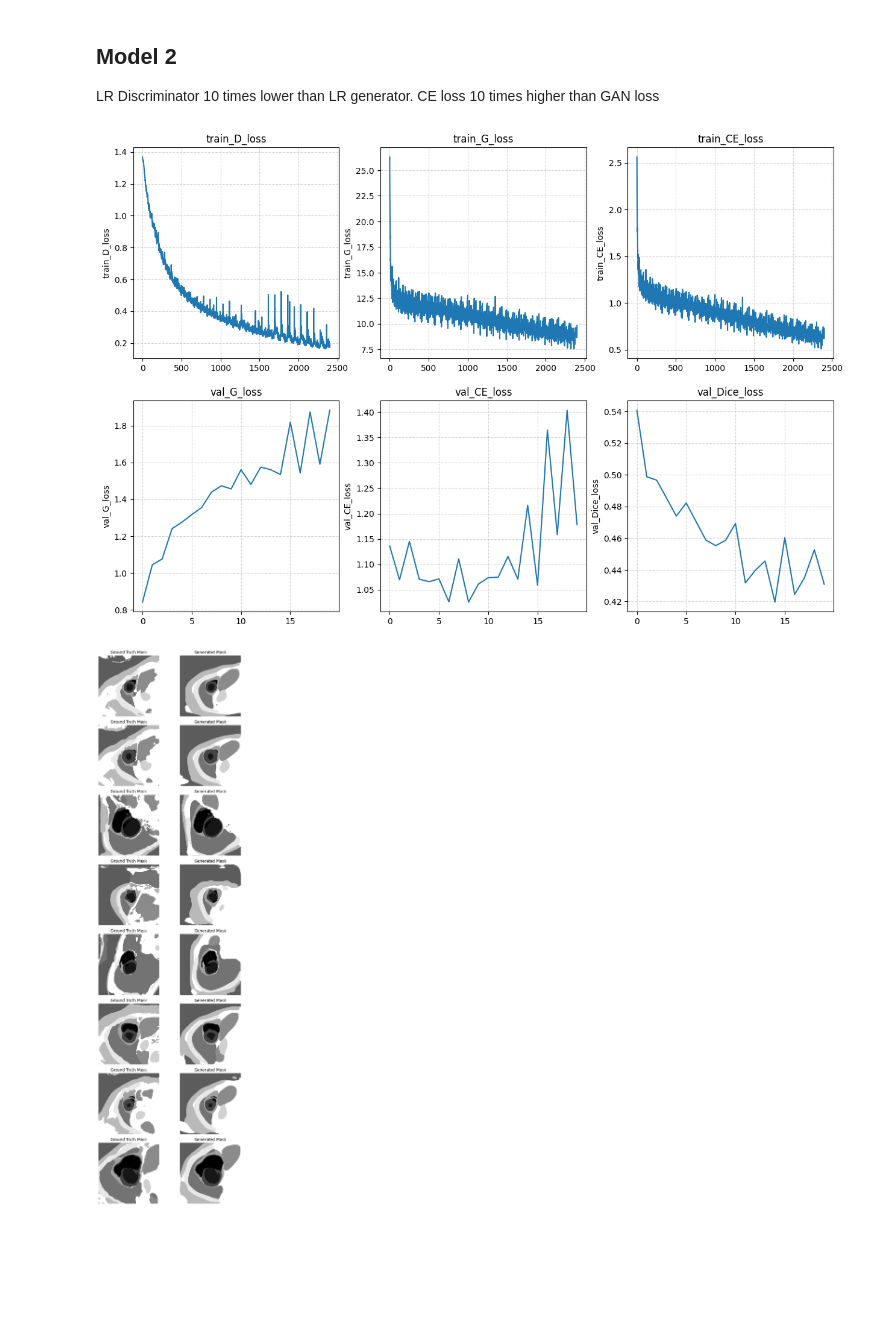
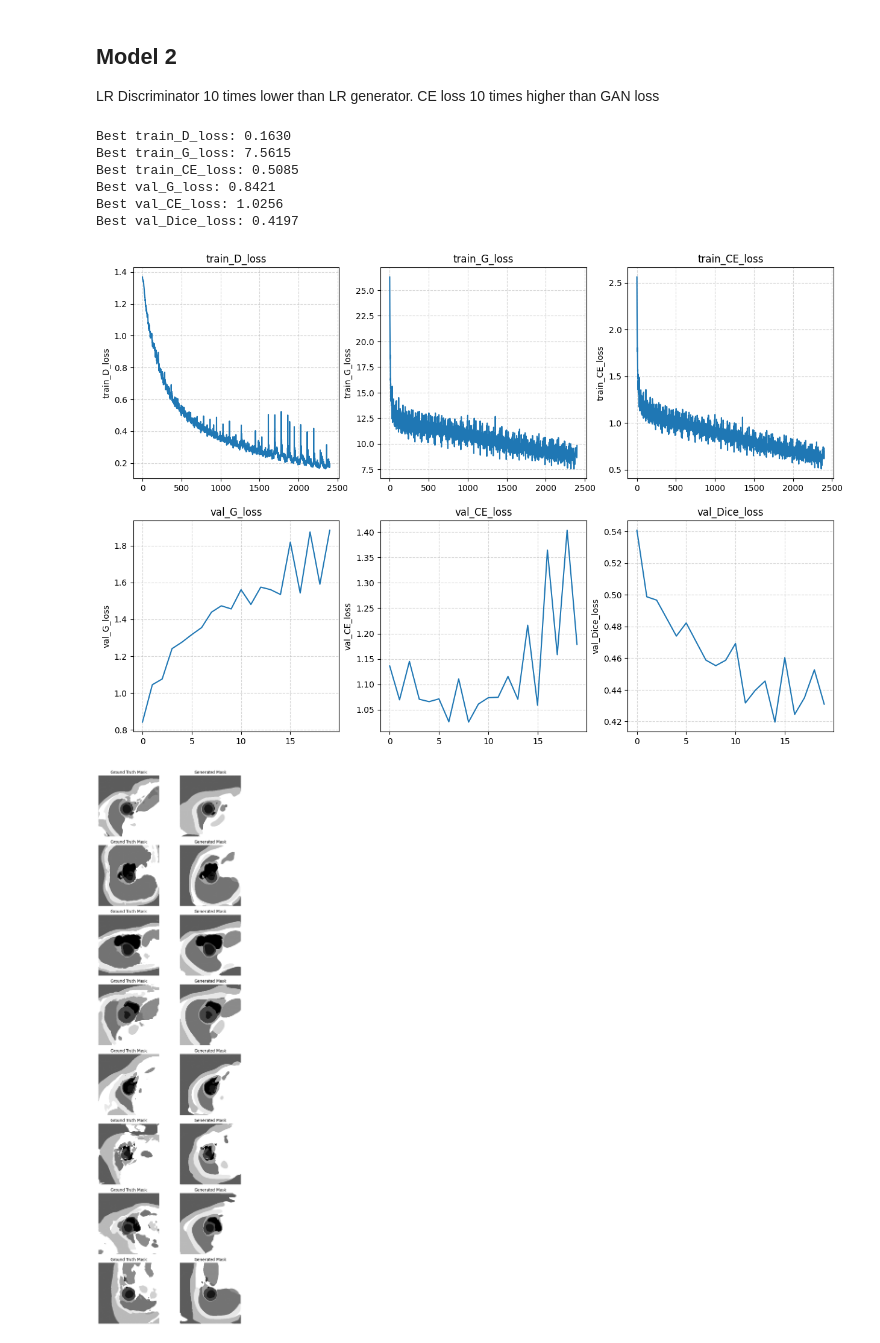
Before and after one commit to paolodc5/CMR_synthesis, a Jupyter notebook: eval.ipynb, the cells around one changed output. Cells and saved outputs as stored; diff of their text form; code cells hidden in the pictures; blank space fills up the shorter version.

```diff
--- a/eval.ipynb
+++ b/eval.ipynb
@@ -128,4 +128,11 @@ for i, (metric_name, metric_values) in enumerate(metrics_history.items()):
     ax[i].set_title(metric_name)
     ax[i].set_ylabel(metric_name)
     ax[i].grid(linestyle='--', alpha=0.5)
+
+ # print best metrics
+for metric_name, metric_values in metrics_history.items():
+    if metric_name == 'current_step':
+        continue
+    best_value = max(metric_values) if 'loss' not in metric_name else min(metric_values)
+    print(f"Best {metric_name}: {best_value:.4f}")
 # %% [output]
@@ -177,6 +190,12 @@ for i, (metric_name, metric_values) in enumerate(metrics_history.items()):
     ax[i].set_title(metric_name)
     ax[i].set_ylabel(metric_name)
     ax[i].grid(linestyle='--', alpha=0.5)
+
+for metric_name, metric_values in metrics_history.items():
+    if metric_name == 'current_step':
+        continue
+    best_value = max(metric_values) if 'loss' not in metric_name else min(metric_values)
+    print(f"Best {metric_name}: {best_value:.4f}")
 
 
 # Val indices
@@ -191,31 +210,37 @@ batch = next(iter(dataloader))
 gen = nn.DataParallel(UNetGan(in_ch=4, num_classes=12, dropout_p=0.3).to(device))
 gen.load_state_dict(torch.load(dir_name+"/best_generator.pth", weights_only=True))
 gen.eval()
 
 with torch.no_grad():
     input_label = batch['input_label'].to(device)
     multi_tissue_masks = batch['multiClassMask'].to(device)
     output = gen(input_label)
 
 
 
 # Plot images
 fig, ax = plt.subplots(len(batch['input_label']), 2, figsize=(8, 24))
 
 for i in range(len(batch['input_label'])):
     ax[i, 0].imshow(multi_tissue_masks[i].cpu().numpy(), cmap='gray')
     ax[i, 0].set_title('Ground Truth Mask')
     ax[i, 0].axis('off')
 
     output_mask = torch.argmax(output[i], dim=0).cpu().numpy()
     ax[i, 1].imshow(output_mask, cmap='gray')
     ax[i, 1].set_title('Generated Mask')
     ax[i, 1].axis('off')
 
 plt.tight_layout()
 plt.show()
 
 training_config
 # %% [output]
+Best train_D_loss: 0.1630
+Best train_G_loss: 7.5615
+Best train_CE_loss: 0.5085
+Best val_G_loss: 0.8421
+Best val_CE_loss: 1.0256
+Best val_Dice_loss: 0.4197
 [figure]
-[figure, old version]
+[figure, new version]
```
Also changed, not shown: parts of 3 cells of this notebook, 4 other files.
